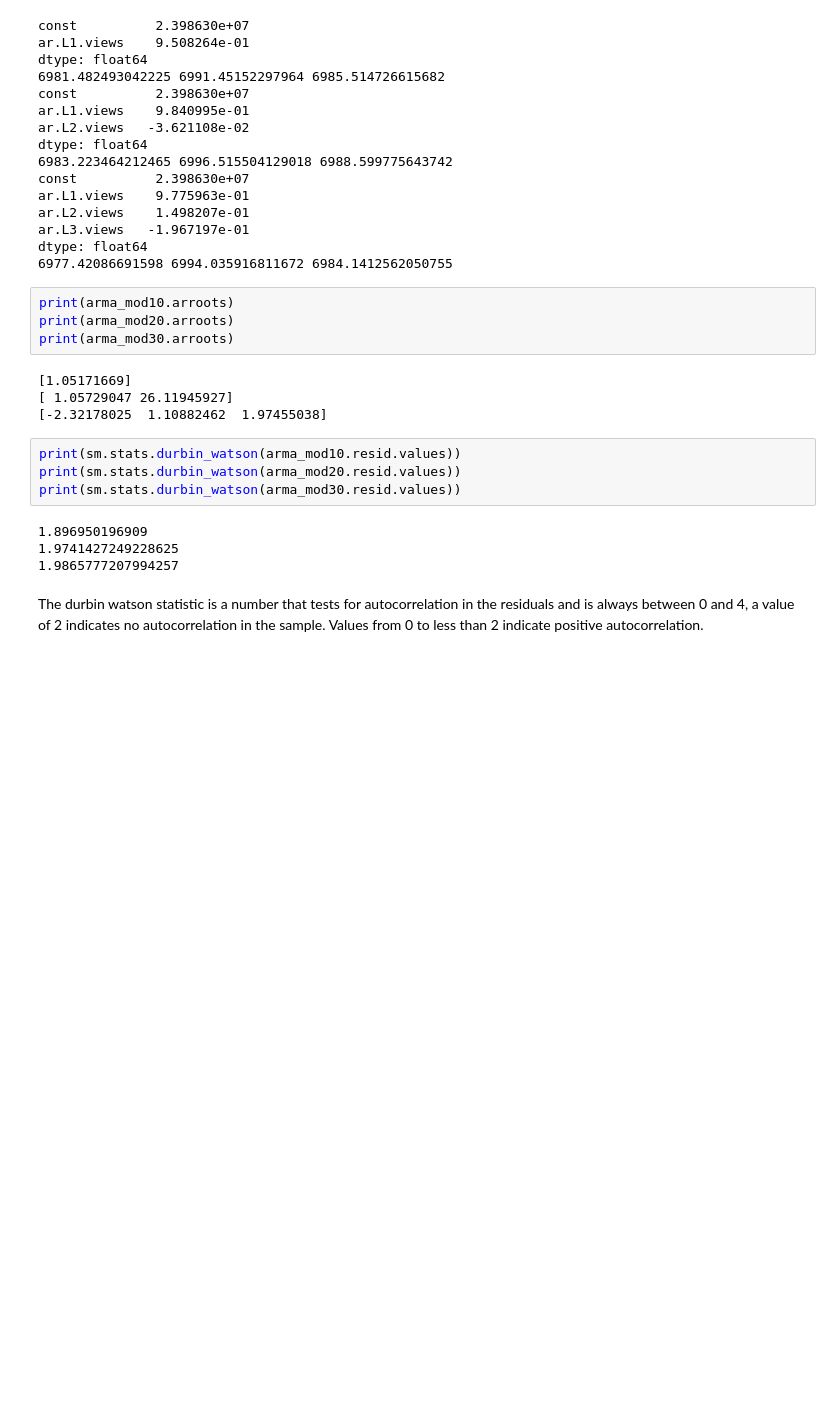
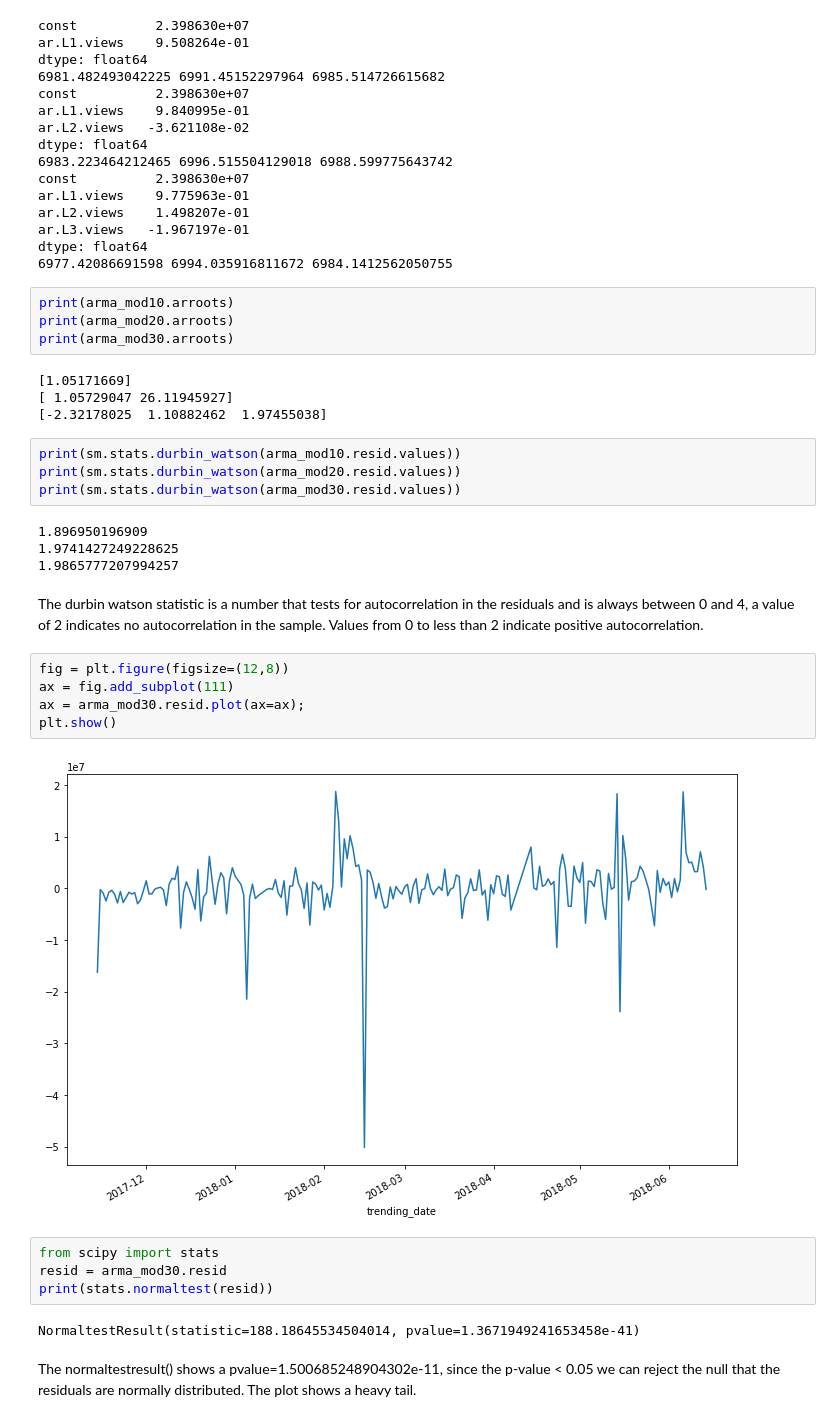
Before and after one commit to srive326/Youtube-forecasting, a Jupyter notebook: Youtube Data.ipynb, the cells around one changed output. Saved outputs shown, nothing was run; the diff lists cells and outputs as text; blank space fills up the shorter version.

```diff
--- a/Youtube Data.ipynb
+++ b/Youtube Data.ipynb
@@ -187,3 +187,18 @@ print(sm.stats.durbin_watson(arma_mod30.resid.values))
 1.9865777207994257
 # %% [markdown]
 The durbin watson statistic is a number that tests for autocorrelation in the residuals and is always between 0 and 4, a value of 2 indicates no autocorrelation in the sample. Values from 0 to less than 2 indicate positive autocorrelation.
+# %%
+fig = plt.figure(figsize=(12,8))
+ax = fig.add_subplot(111)
+ax = arma_mod30.resid.plot(ax=ax);
+plt.show()
+# %% [output]
+[figure, added]
+# %%
+from scipy import stats
+resid = arma_mod30.resid
+print(stats.normaltest(resid))
+# %% [output]
+NormaltestResult(statistic=188.18645534504014, pvalue=1.3671949241653458e-41)
+# %% [markdown]
+The normaltestresult() shows a pvalue=1.500685248904302e-11, since the p-value < 0.05 we can reject the null that the residuals are normally distributed. The plot shows a heavy tail.
```
Also changed, not shown: parts of 3 cells of this notebook.
